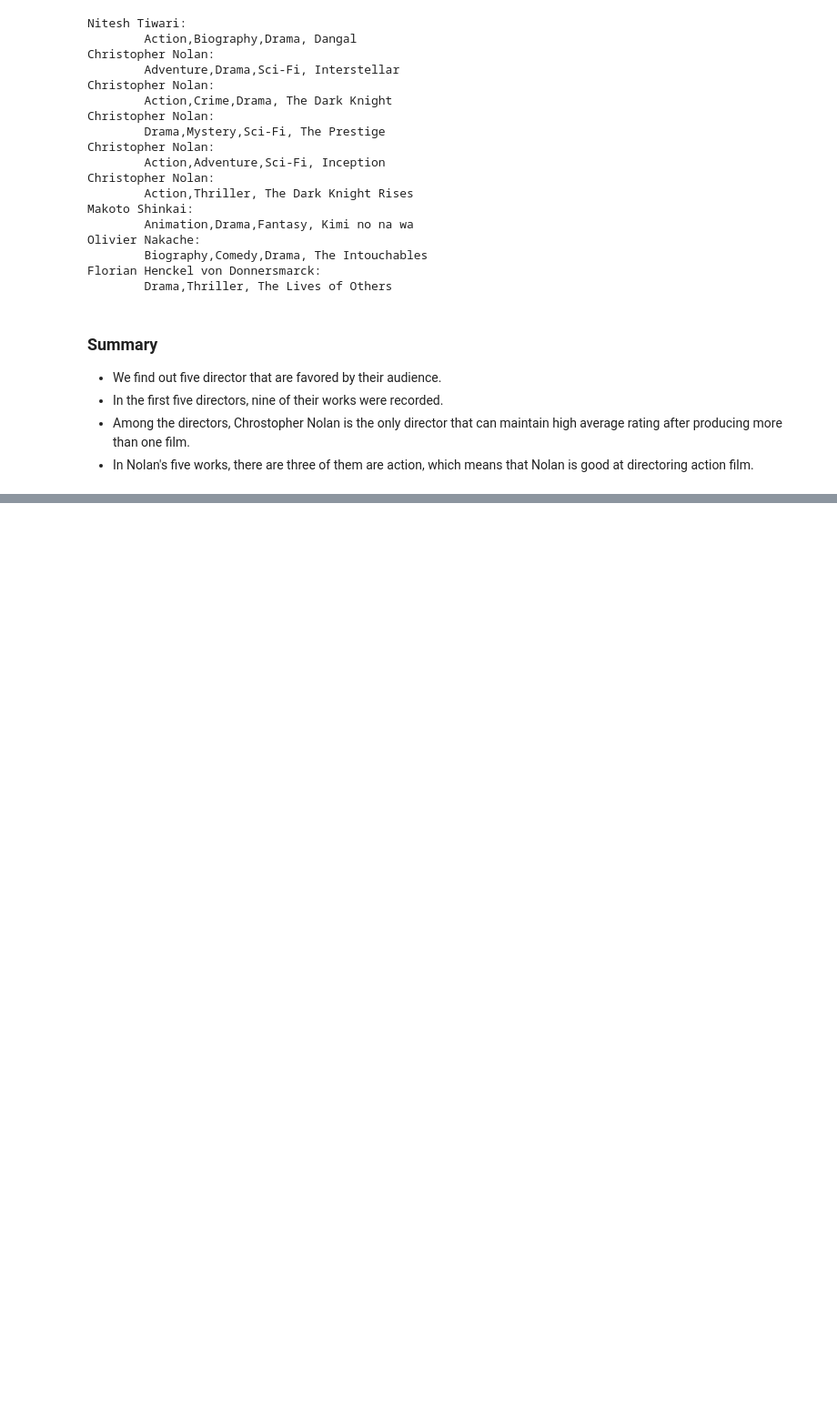
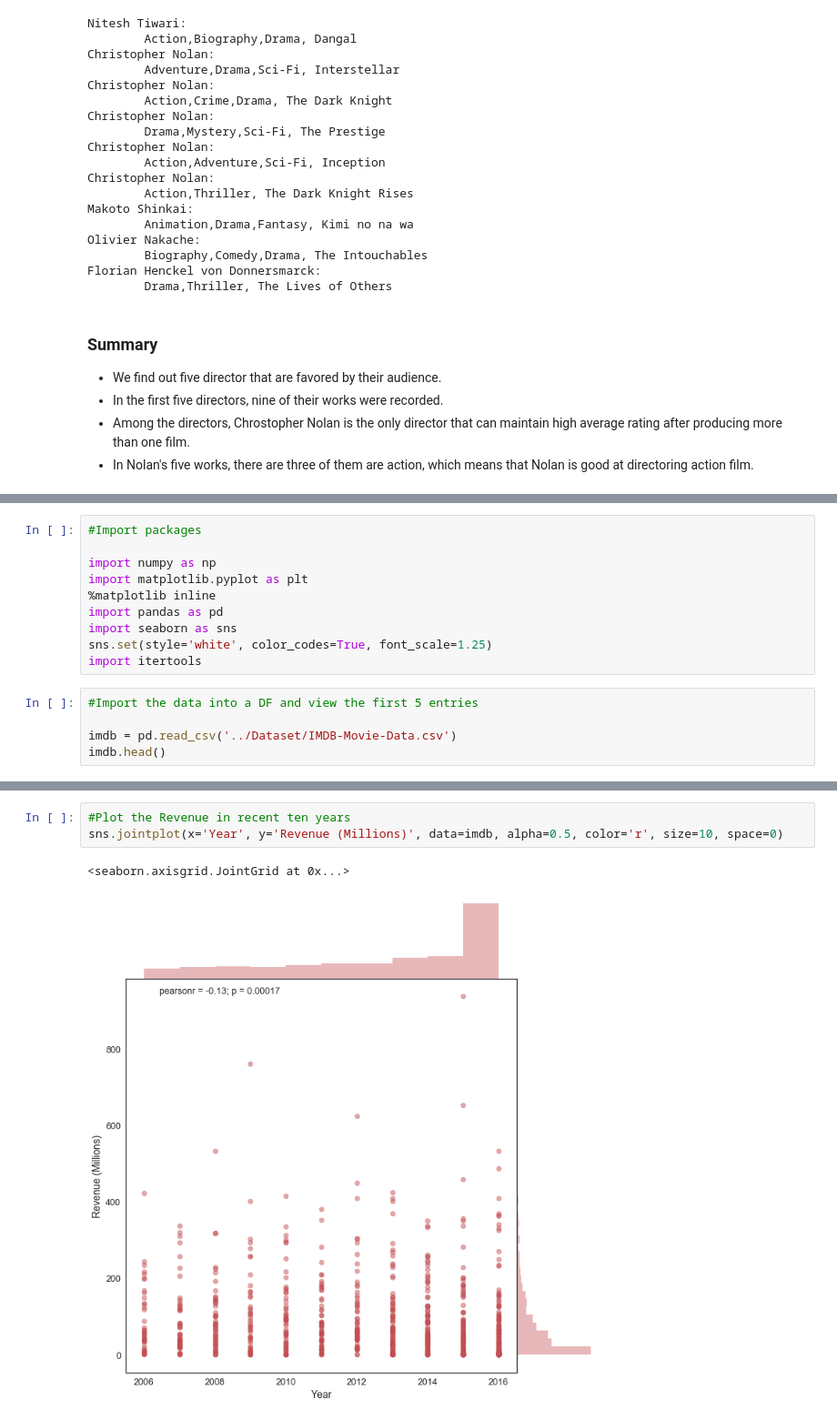
Before and after one commit to billzhonggz/IMDB-Data-Analysis, a Jupyter notebook: Presentation/Presentation-Group4.ipynb, the cells around one changed output, grey strips where cells are left out. Shown at 91% size. Cells and saved outputs as stored; diff of their text form; blank space fills up the shorter version.

```diff
--- a/Presentation/Presentation-Group4.ipynb
+++ b/Presentation/Presentation-Group4.ipynb
@@ -238,0 +244,15 @@ Florian Henckel von Donnersmarck:
+# %%
+#Import packages
+
+import numpy as np
+import matplotlib.pyplot as plt
+%matplotlib inline
+import pandas as pd
+import seaborn as sns
+sns.set(style='white', color_codes=True, font_scale=1.25)
+import itertools
+# %%
+#Import the data into a DF and view the first 5 entries
+
+imdb = pd.read_csv('../Dataset/IMDB-Movie-Data.csv')
+imdb.head()
@@ -238,0 +266,6 @@ Florian Henckel von Donnersmarck:
+# %%
+#Plot the Revenue in recent ten years
+sns.jointplot(x='Year', y='Revenue (Millions)', data=imdb, alpha=0.5, color='r', size=10, space=0)
+# %% [output]
+<seaborn.axisgrid.JointGrid at 0x...>
+[figure, added]
```
Also changed, not shown: parts of 11 cells of this notebook, 1 other file.
